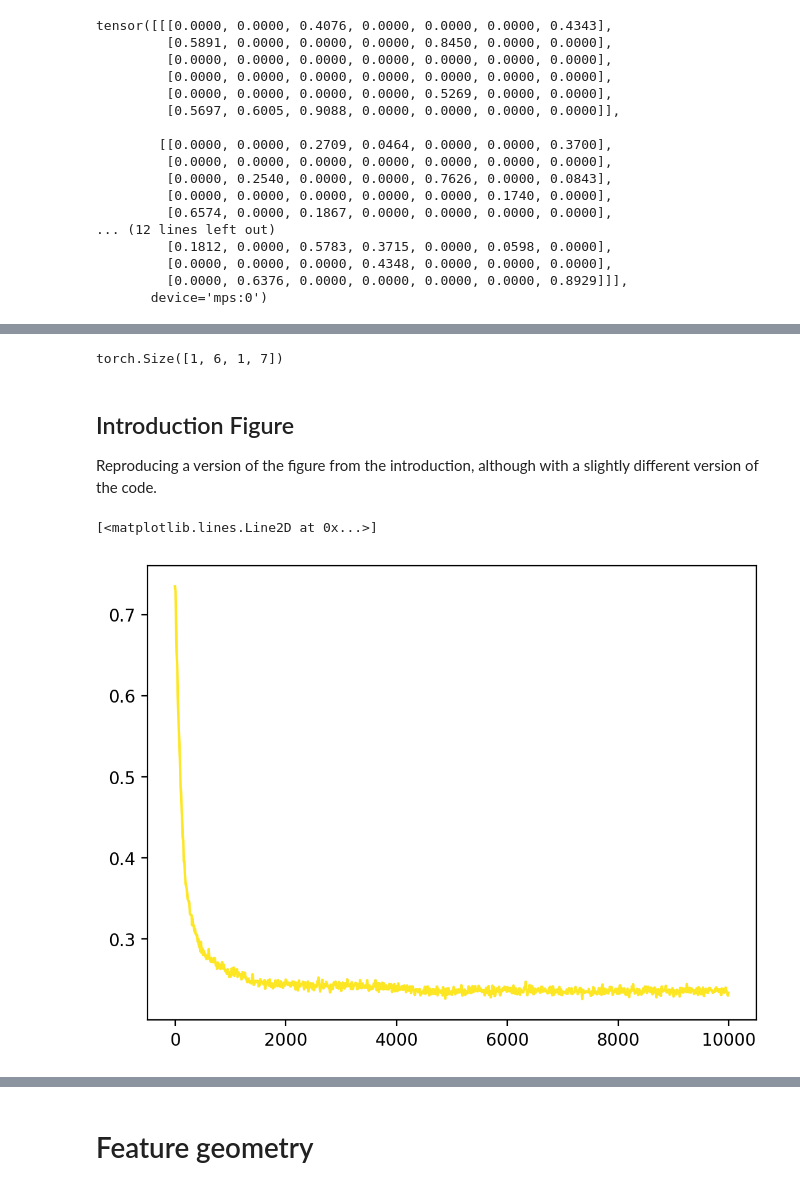
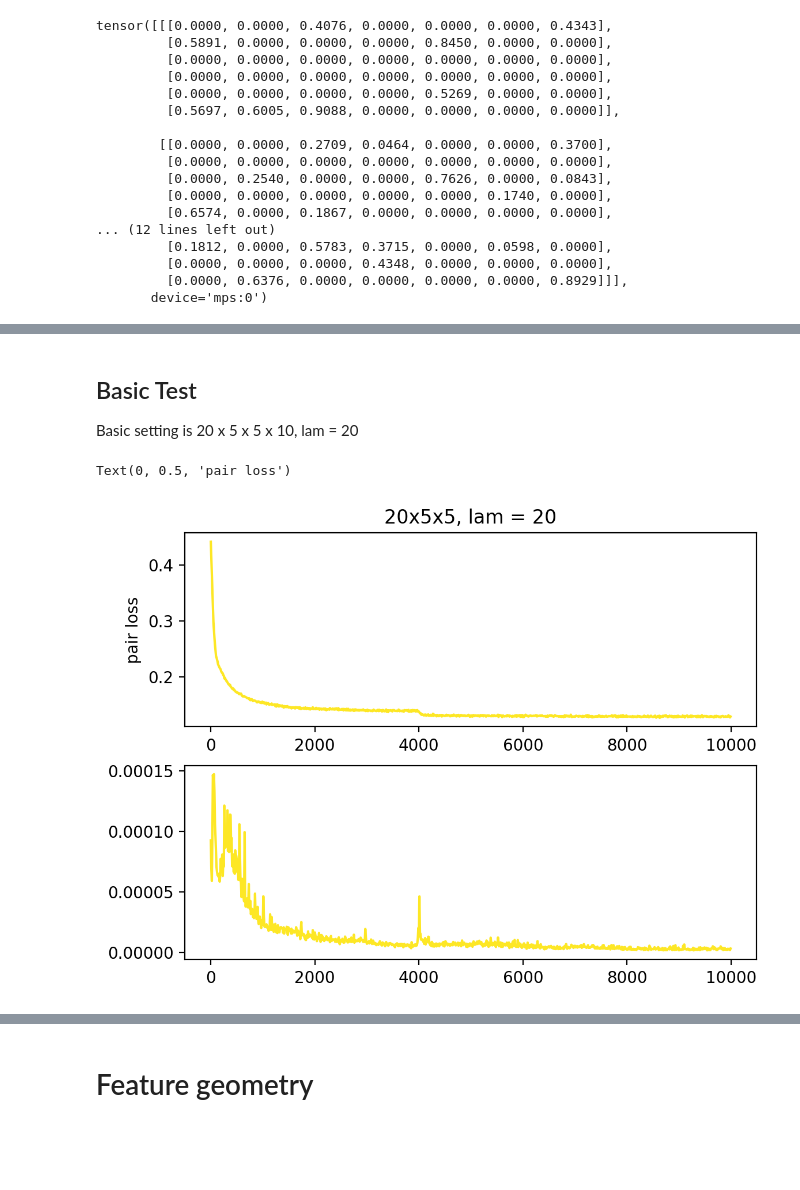
Before and after one commit to mcrovella/sparse-learning, a Jupyter notebook: mark/toy_xformer.ipynb, the cells around one changed output, grey strips where cells are left out. Saved outputs shown, nothing was run; the diff lists cells and outputs as text; code cells hidden in the pictures; blank space fills up the shorter version.

```diff
--- a/mark/toy_xformer.ipynb
+++ b/mark/toy_xformer.ipynb
@@ -116,8 +110,3 @@ tensor(0.0204, device='mps:0', grad_fn=<NormBackward1>)
-# %%
-x = b[0].unsqueeze(0)
-x.unsqueeze(-2).shape
-# %% [output]
-torch.Size([1, 6, 1, 7])
 # %%
 def linear_lr(step, steps):
   return (1 - (step / steps))
@@ -228,9 +218,9 @@ def capture_stats(stats):
         res_array = []
     if (stats['step'] % 10) == 0:
         res_array.append((stats['step'], stats['recon_loss'].cpu().detach().numpy(), stats['pair_loss'].cpu().detach().numpy()))
-# %% [markdown]
-## Introduction Figure
-
-Reproducing a version of the figure from the introduction, although with a slightly different version of the code.
+# %% [markdown]
+## Basic Test
+
+Basic setting is 20 x 5 x 5 x 10, lam = 20
 # %%
 config = Config(
@@ -253,6 +244,11 @@ optimize(model, hooks = [capture_stats])
-# %%
-res = np.array(res_array)
-plt.plot(res[:,0], res[:,1])
-# %% [output]
-[<matplotlib.lines.Line2D at 0x...>]
-[figure, removed]
+# %%
+res = np.array(res_array)
+figs, axs = plt.subplots(2, 1)
+axs[0].plot(res[:,0], res[:,1])
+axs[0].set_ylabel('recon loss')
+axs[0].set_title(f'{config.n_features}x{config.n_hidden}x{config.head_d}, lam = {lam}')
+axs[1].plot(res[:,0], res[:,2])
+axs[0].set_ylabel('pair loss')
+# %% [output]
+Text(0, 0.5, 'pair loss')
+[figure, added]
```
Also changed, not shown: parts of 14 cells of this notebook.
